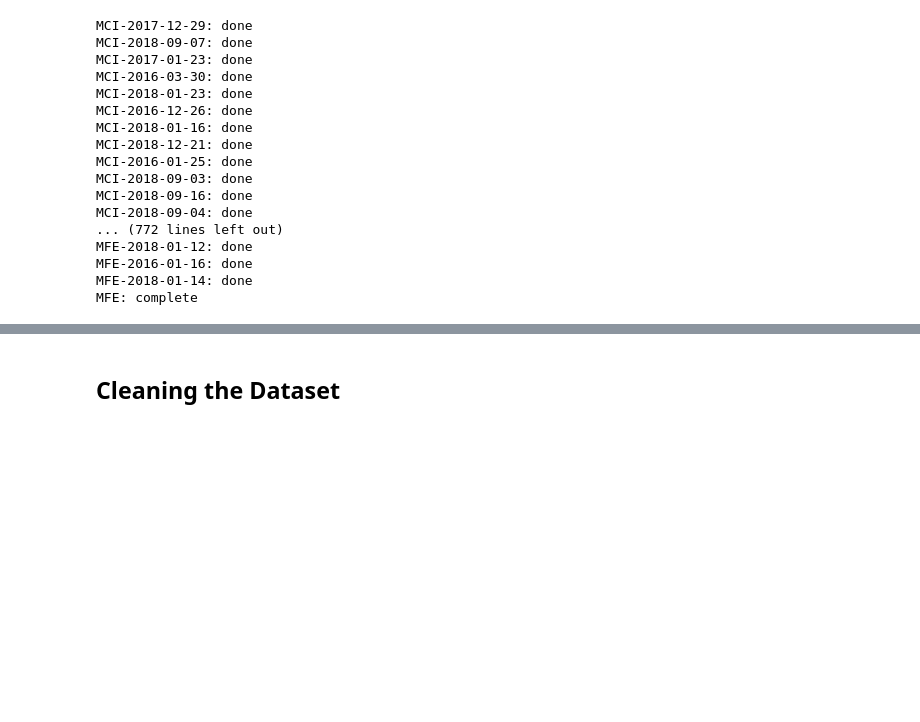
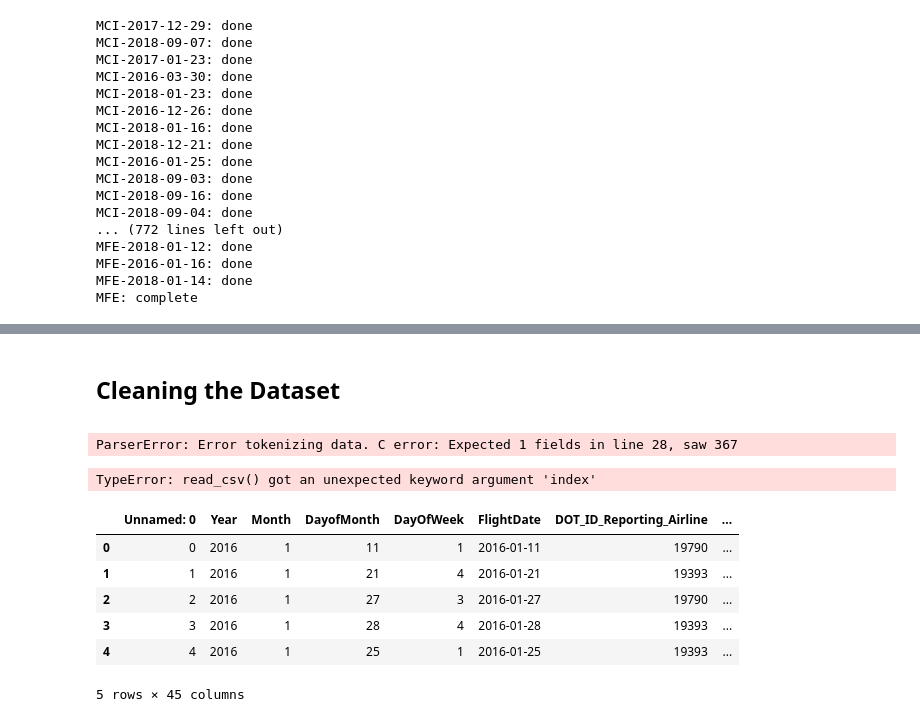
Before and after one commit to Oryder-green/FDS-project, a Jupyter notebook: Data Cleaning.ipynb, the cells around one changed output, grey strips where cells are left out. Drawn from its saved outputs; the diff is of its cells as text; code cells hidden in the pictures; blank space fills up the shorter version.

Commit message:
Merge_fix

```diff
--- a/Data Cleaning.ipynb
+++ b/Data Cleaning.ipynb
@@ -248,2 +229,25 @@ final_df
 # %% [markdown]
 ## Cleaning the Dataset
+<a id='section_id'></a>
+# %%
+url = 'https://github.com/Oryder-green/FDS-project/blob/main/Merged_Data.csv'
+df = pd.read_csv(url)
+
+
+merged_df = pd.read_csv('C:\\Users\\Ollie\\Desktop\\BSE\\Courses\\Foundations of Data Science\\Project\\Code\\FDS-project\\Merged_Data.csv',
+# %% [output]
+ParserError: Error tokenizing data. C error: Expected 1 fields in line 28, saw 367
+# %%
+merged_df = pd.read_csv('C:\\Users\\Ollie\\Desktop\\BSE\\Courses\\Foundations of Data Science\\Project\\Code\\FDS-project\\Merged_Data.csv')
+# %% [output]
+TypeError: read_csv() got an unexpected keyword argument 'index'
+# %%
+merged_df.head()
+# %% [output]
+|  | Unnamed: 0 | Year | Month | DayofMonth | DayOfWeek | FlightDate | DOT_ID_Reporting_Airline | ... |
+| 0 | 0 | 2016 | 1 | 11 | 1 | 2016-01-11 | 19790 | ... |
+| 1 | 1 | 2016 | 1 | 21 | 4 | 2016-01-21 | 19393 | ... |
+| 2 | 2 | 2016 | 1 | 27 | 3 | 2016-01-27 | 19790 | ... |
+| 3 | 3 | 2016 | 1 | 28 | 4 | 2016-01-28 | 19393 | ... |
+| 4 | 4 | 2016 | 1 | 25 | 1 | 2016-01-25 | 19393 | ... |
+5 rows × 45 columns
```
Also changed, not shown: parts of 10 cells of this notebook, 1 other file.
